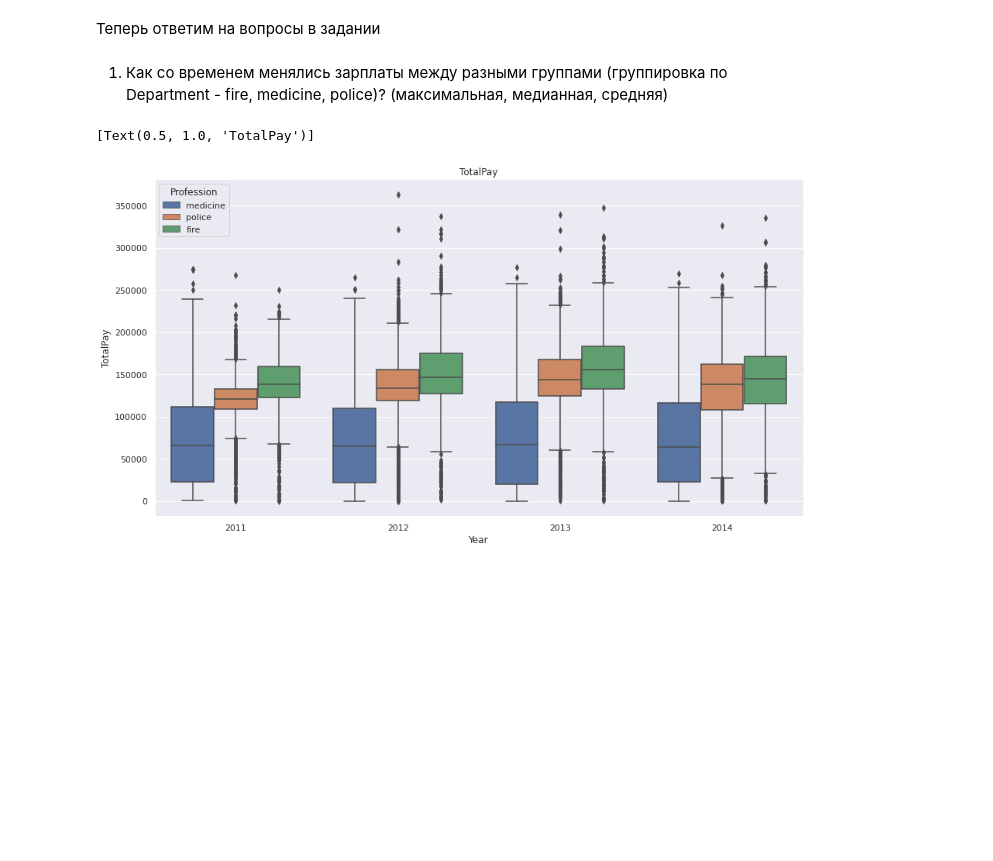
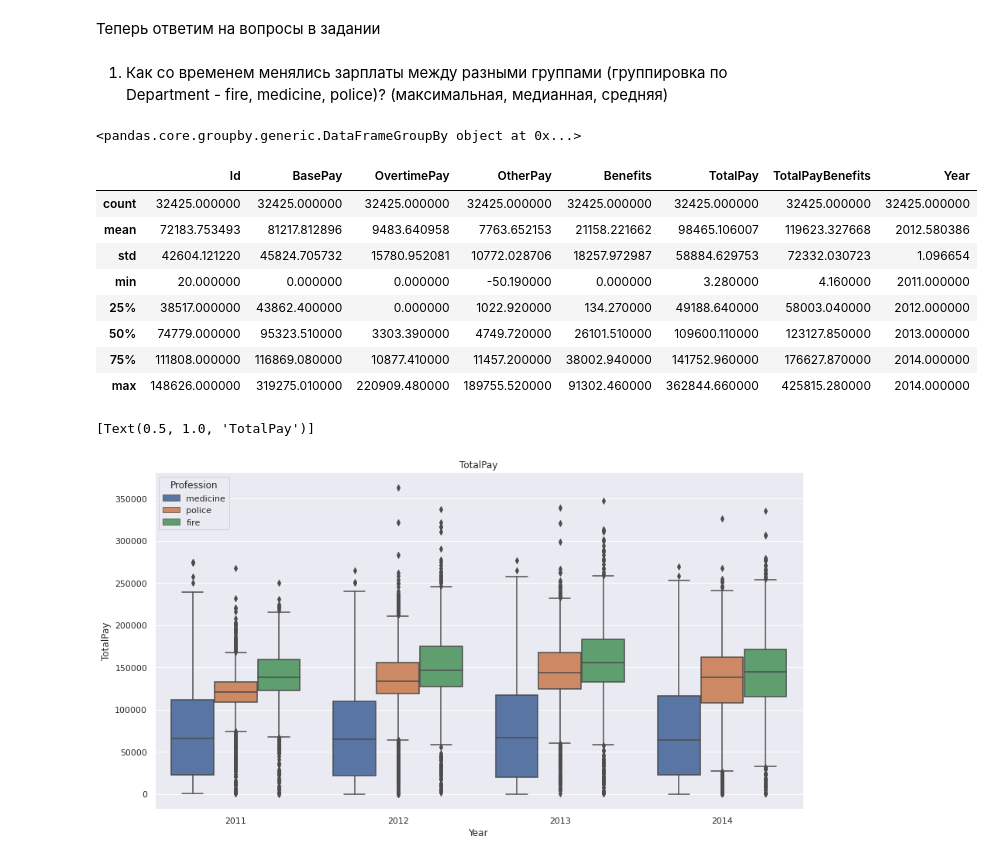
Before and after one commit to savitskaya-om/python, a Jupyter notebook: project/PROJECT.ipynb, the cells around one changed output. Cells and saved outputs as stored; diff of their text form; code cells hidden in the pictures; blank space fills up the shorter version.

```diff
--- a/project/PROJECT.ipynb
+++ b/project/PROJECT.ipynb
@@ -544,6 +544,22 @@ print('Качество модели по метрике F1', f1_score(y_test,pr
 1.	Как со временем менялись зарплаты между разными группами (группировка по Department - fire, medicine, police)? (максимальная, медианная, средняя)
 # %%
 sal_slice = sal.loc[sal.Profession.isin(['fire', 'police', 'medicine'])]
+# %%
+sal_slice.groupby(["Profession", "Year"])
+# %% [output]
+<pandas.core.groupby.generic.DataFrameGroupBy object at 0x...>
+# %%
+sal_slice.describe()
+# %% [output]
+|  | Id | BasePay | OvertimePay | OtherPay | Benefits | TotalPay | TotalPayBenefits | Year |
+| count | 32425.000000 | 32425.000000 | 32425.000000 | 32425.000000 | 32425.000000 | 32425.000000 | 32425.000000 | 32425.000000 |
+| mean | 72183.753493 | 81217.812896 | 9483.640958 | 7763.652153 | 21158.221662 | 98465.106007 | 119623.327668 | 2012.580386 |
+| std | 42604.121220 | 45824.705732 | 15780.952081 | 10772.028706 | 18257.972987 | 58884.629753 | 72332.030723 | 1.096654 |
+| min | 20.000000 | 0.000000 | 0.000000 | -50.190000 | 0.000000 | 3.280000 | 4.160000 | 2011.000000 |
+| 25% | 38517.000000 | 43862.400000 | 0.000000 | 1022.920000 | 134.270000 | 49188.640000 | 58003.040000 | 2012.000000 |
+| 50% | 74779.000000 | 95323.510000 | 3303.390000 | 4749.720000 | 26101.510000 | 109600.110000 | 123127.850000 | 2013.000000 |
+| 75% | 111808.000000 | 116869.080000 | 10877.410000 | 11457.200000 | 38002.940000 | 141752.960000 | 176627.870000 | 2014.000000 |
+| max | 148626.000000 | 319275.010000 | 220909.480000 | 189755.520000 | 91302.460000 | 362844.660000 | 425815.280000 | 2014.000000 |
 # %%
 sns.set(rc = {'figure.figsize':(15,8)})
 sns.boxplot(data=sal_slice, x="Year", y="TotalPay",  hue = "Profession").set(title='TotalPay')
```
Also changed, not shown: parts of 14 cells of this notebook.
